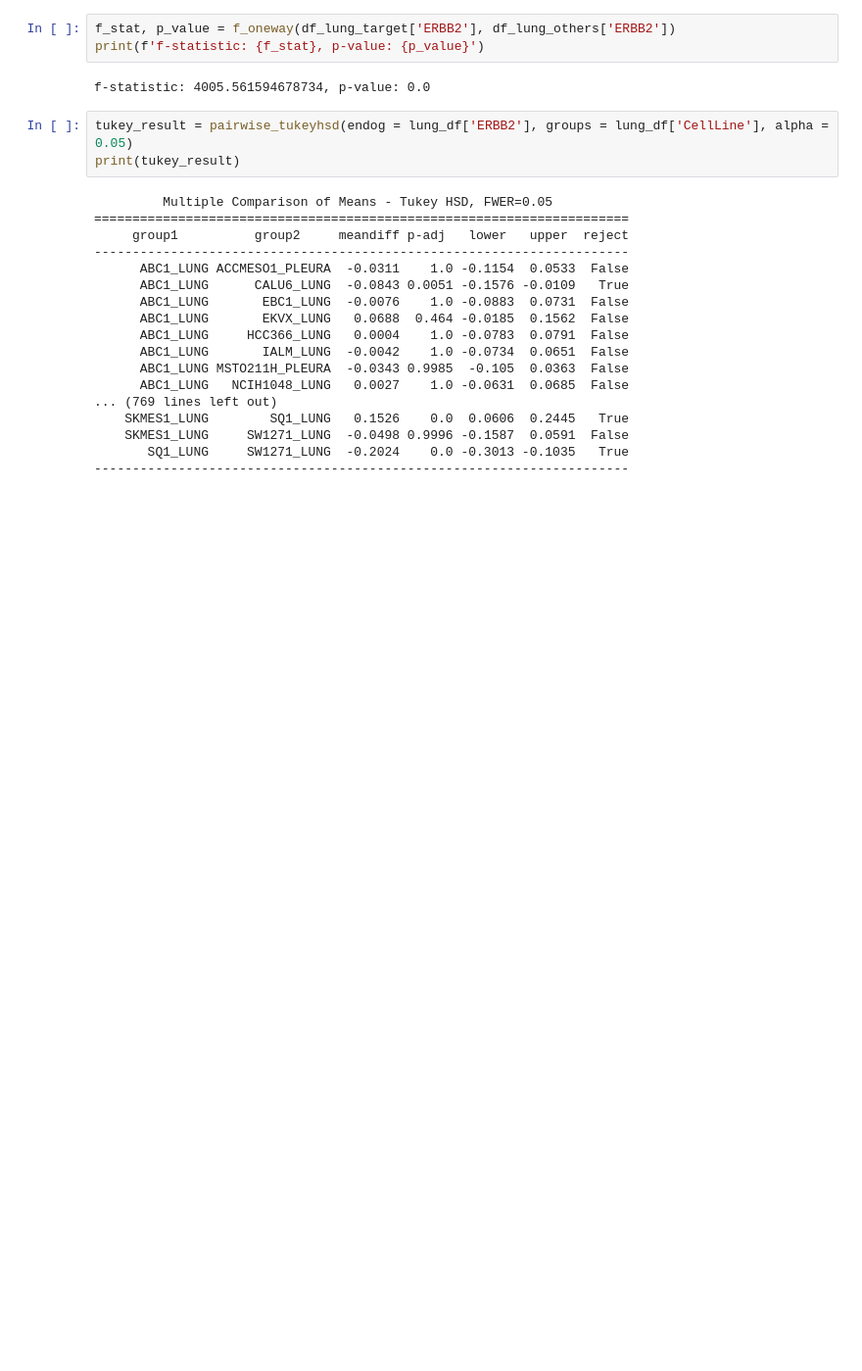
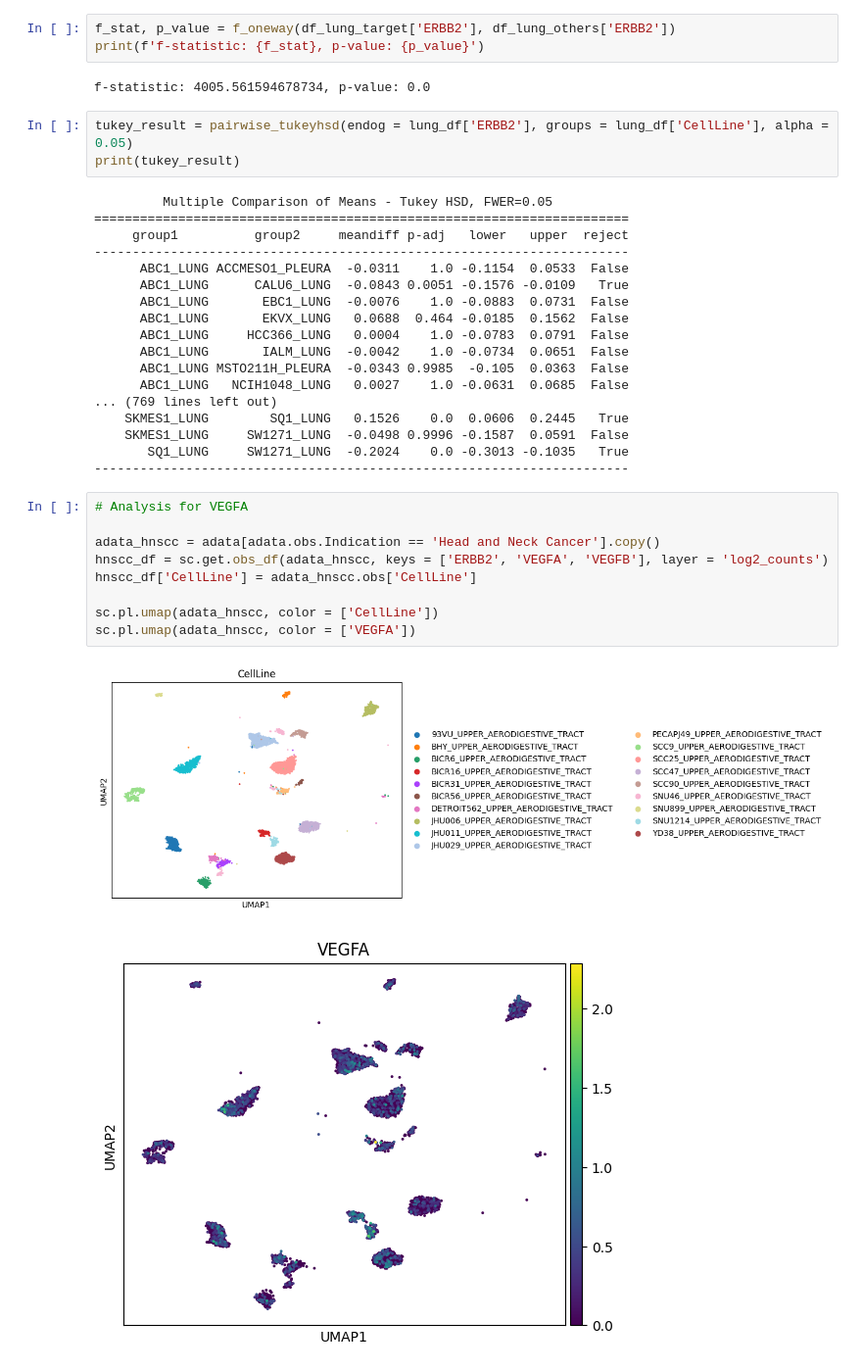
Before and after one commit to NikitaArya17/next_generation_sequencing_projects, a Jupyter notebook: single-cell rna sequencing data/kinker/03_explore.ipynb, the cells around one changed output. Shown at 98% size. Saved outputs shown, nothing was run; the diff lists cells and outputs as text; blank space fills up the shorter version.

```diff
--- a/single-cell rna sequencing data/kinker/03_explore.ipynb
+++ b/single-cell rna sequencing data/kinker/03_explore.ipynb
@@ -177,3 +174,15 @@ print(tukey_result)
     SKMES1_LUNG     SW1271_LUNG  -0.0498 0.9996 -0.1587  0.0591  False
        SQ1_LUNG     SW1271_LUNG  -0.2024    0.0 -0.3013 -0.1035   True
 ----------------------------------------------------------------------
+# %%
+# Analysis for VEGFA
+
+adata_hnscc = adata[adata.obs.Indication == 'Head and Neck Cancer'].copy()
+hnscc_df = sc.get.obs_df(adata_hnscc, keys = ['ERBB2', 'VEGFA', 'VEGFB'], layer = 'log2_counts')
+hnscc_df['CellLine'] = adata_hnscc.obs['CellLine']
+
+sc.pl.umap(adata_hnscc, color = ['CellLine'])
+sc.pl.umap(adata_hnscc, color = ['VEGFA'])
+# %% [output]
+[figure, added]
+[figure, added]
```
Also changed, not shown: parts of 11 cells of this notebook.
